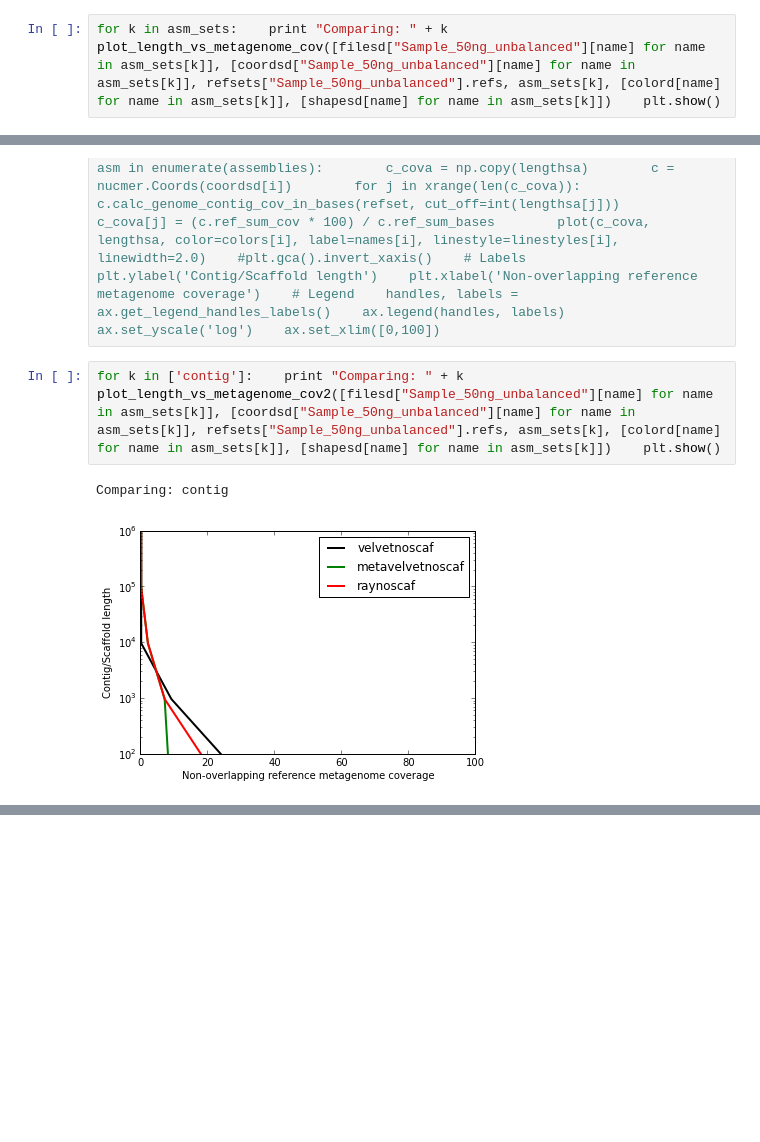
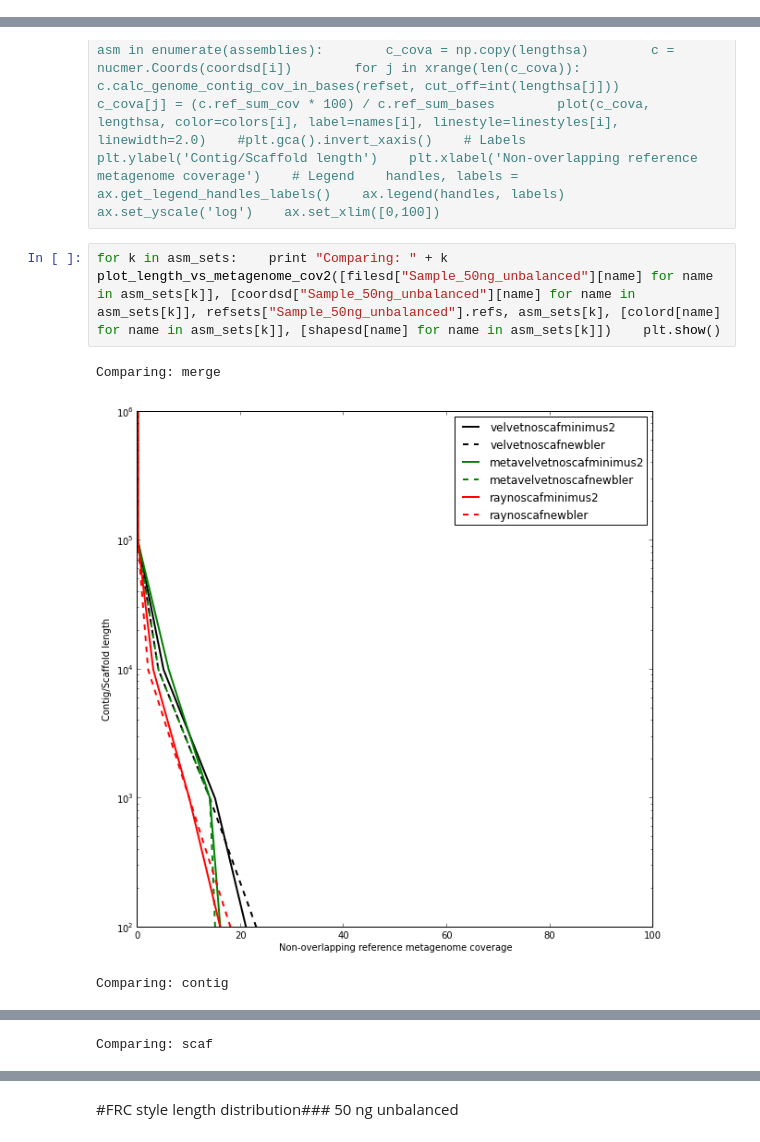
Before and after one commit to inodb/notebooks, a Jupyter notebook: chris-mock-masmvali-length.ipynb, the cells around one changed output, grey strips where cells are left out. Cells and saved outputs as stored; diff of their text form; blank space fills up the shorter version.

Commit message:
Added new ROC like curves for sum of bases and metagenome coverage after doing the presentation.

```diff
--- a/chris-mock-masmvali-length.ipynb
+++ b/chris-mock-masmvali-length.ipynb
@@ -93,4 +93,2 @@ Plot contig length vs metagenome coverage. This function does one point for ever
 # %%
 def plot_length_vs_metagenome_cov(assemblies, coordsd, refset, names, colors, linestyles):    ax = subplot(1,1,1)    for i, asm in enumerate(assemblies):        contigs = assembly.ContigDict()        contigs.parse_fasta_lengths(asm)        contiglens = [c.length for c in contigs.itervalues()]        contiglens.sort()        contiglens.reverse()        cla = np.array(contiglens)        c_cova = np.copy(cla)        c = nucmer.Coords(coordsd[i])        for j in xrange(len(c_cova)):            c.calc_genome_contig_cov_in_bases(refset, cut_off=int(cla[j]))            c_cova[j] = float(c.ref_sum_cov) / c.ref_sum_bases        plot(cla, c_cova, color=colors[i], label=names[i], linestyle=linestyles[i], linewidth=2.0)    plt.gca().invert_xaxis()    # Labels    plt.xlabel('Contig/Scaffold length')    plt.ylabel('Non-overlapping reference metagenome coverage')    # Legend    handles, labels = ax.get_legend_handles_labels()    ax.legend(handles, labels)    #ax.set_yscale('log')
-# %%
-for k in asm_sets:    print "Comparing: " + k    plot_length_vs_metagenome_cov([filesd["Sample_50ng_unbalanced"][name] for name in asm_sets[k]], [coordsd["Sample_50ng_unbalanced"][name] for name in asm_sets[k]], refsets["Sample_50ng_unbalanced"].refs, asm_sets[k], [colord[name] for name in asm_sets[k]], [shapesd[name] for name in asm_sets[k]])    plt.show()
@@ -107,7 +101,8 @@ Plot length vs non overlapping metagenome coverage of each contig. Take best ali
 # %%
 def plot_length_vs_metagenome_cov2(assemblies, coordsd, refset, names, colors, linestyles):    lengthsa = np.array(map(lambda x: 10**x,range(2,7)))    #lengthsa = np.array([item for sublist in map(lambda x: range(10**x,10**(x+1),10**x),range(2,7)) for item in sublist])     ax = subplot(1,1,1)    for i, asm in enumerate(assemblies):        c_cova = np.copy(lengthsa)        c = nucmer.Coords(coordsd[i])        for j in xrange(len(c_cova)):            c.calc_genome_contig_cov_in_bases(refset, cut_off=int(lengthsa[j]))            c_cova[j] = (c.ref_sum_cov * 100) / c.ref_sum_bases        plot(c_cova, lengthsa, color=colors[i], label=names[i], linestyle=linestyles[i], linewidth=2.0)    #plt.gca().invert_xaxis()    # Labels    plt.ylabel('Contig/Scaffold length')    plt.xlabel('Non-overlapping reference metagenome coverage')    # Legend    handles, labels = ax.get_legend_handles_labels()    ax.legend(handles, labels)    ax.set_yscale('log')    ax.set_xlim([0,100])
 # %%
-for k in ['contig']:    print "Comparing: " + k    plot_length_vs_metagenome_cov2([filesd["Sample_50ng_unbalanced"][name] for name in asm_sets[k]], [coordsd["Sample_50ng_unbalanced"][name] for name in asm_sets[k]], refsets["Sample_50ng_unbalanced"].refs, asm_sets[k], [colord[name] for name in asm_sets[k]], [shapesd[name] for name in asm_sets[k]])    plt.show()
+for k in asm_sets:    print "Comparing: " + k    plot_length_vs_metagenome_cov2([filesd["Sample_50ng_unbalanced"][name] for name in asm_sets[k]], [coordsd["Sample_50ng_unbalanced"][name] for name in asm_sets[k]], refsets["Sample_50ng_unbalanced"].refs, asm_sets[k], [colord[name] for name in asm_sets[k]], [shapesd[name] for name in asm_sets[k]])    plt.show()
 # %% [output]
-Comparing: contig
+Comparing: merge
-[figure, old version]
+[figure, new version]
+Comparing: contig
@@ -113,0 +110 @@ Comparing: contig
+Comparing: scaf
@@ -113,0 +112,2 @@ Comparing: contig
+# %% [markdown]
+#FRC style length distribution### 50 ng unbalanced
```
Also changed, not shown: parts of 7 cells of this notebook.
